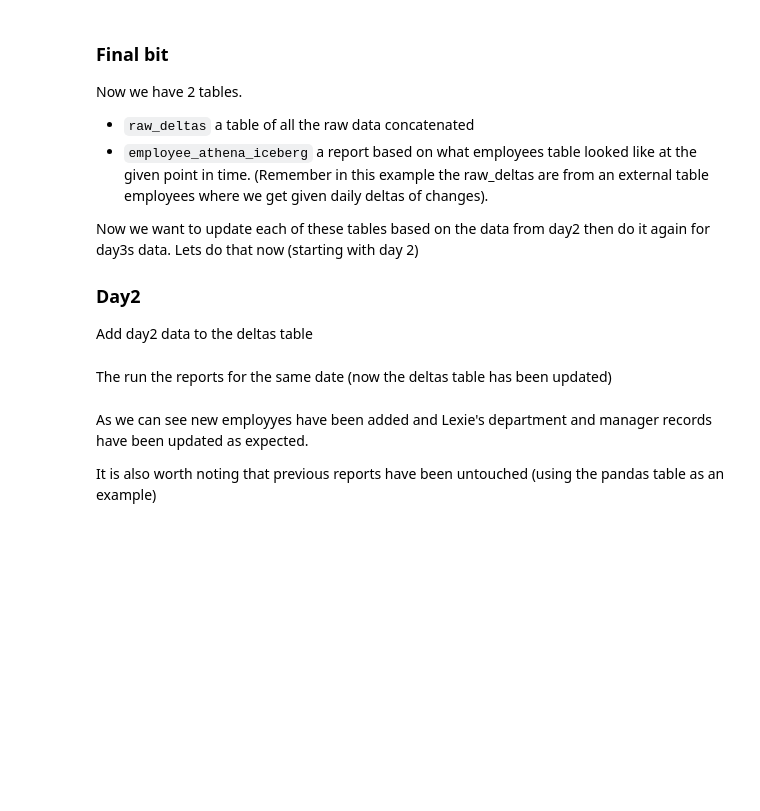
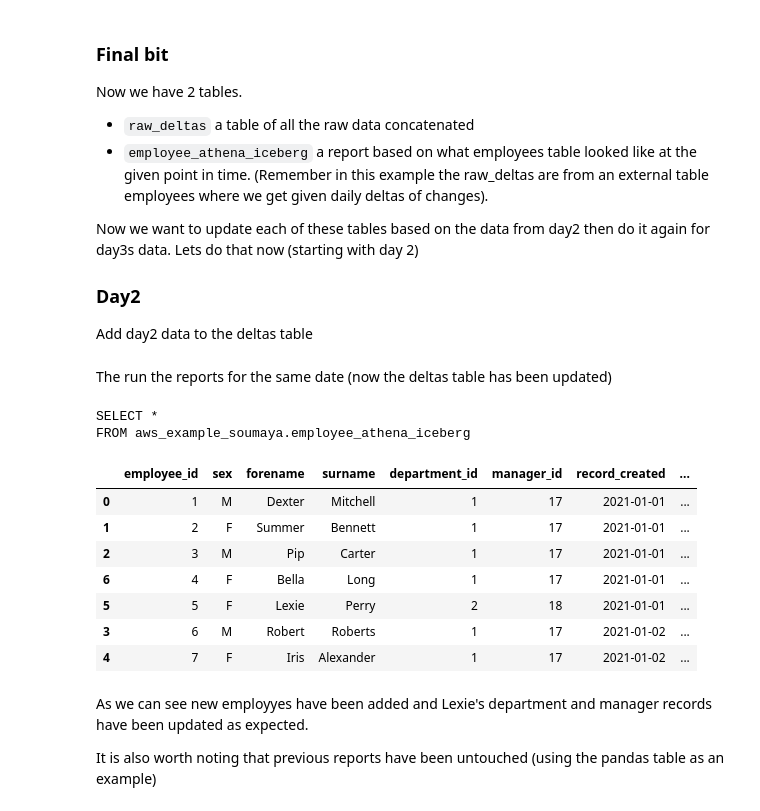
Before and after one commit to moj-analytical-services/iceberg-evaluation, a Jupyter notebook: hudi_vs_iceberg/athena_iceberg/updating_db_with_deltas_iceberg.ipynb, the cells around one changed output. Drawn from its saved outputs; the diff is of its cells as text; code cells hidden in the pictures; blank space fills up the shorter version.

```diff
--- a/hudi_vs_iceberg/athena_iceberg/updating_db_with_deltas_iceberg.ipynb
+++ b/hudi_vs_iceberg/athena_iceberg/updating_db_with_deltas_iceberg.ipynb
@@ -221,10 +270,21 @@ create_report_athena_iceberg("2021-01-02", iceberg_table_name) # note we use ins
 # %%
 sql = f"""
 SELECT *
 FROM {db_name}.{iceberg_table_name}
 """
 print(sql)
-pydb.read_sql_query(sql, ctas_approach=False)
+pydb.read_sql_query(sql, ctas_approach=False).sort_values(by=["employee_id"])
+# %% [output]
+SELECT *
+FROM aws_example_soumaya.employee_athena_iceberg
+|  | employee_id | sex | forename | surname | department_id | manager_id | record_created | ... |
+| 0 | 1 | M | Dexter | Mitchell | 1 | 17 | 2021-01-01 | ... |
+| 1 | 2 | F | Summer | Bennett | 1 | 17 | 2021-01-01 | ... |
+| 2 | 3 | M | Pip | Carter | 1 | 17 | 2021-01-01 | ... |
+| 6 | 4 | F | Bella | Long | 1 | 17 | 2021-01-01 | ... |
+| 5 | 5 | F | Lexie | Perry | 2 | 18 | 2021-01-01 | ... |
+| 3 | 6 | M | Robert | Roberts | 1 | 17 | 2021-01-02 | ... |
+| 4 | 7 | F | Iris | Alexander | 1 | 17 | 2021-01-02 | ... |
 # %% [markdown]
 As we can see new employyes have been added and Lexie's department and manager records have been updated as expected.
 
```
Also changed, not shown: parts of 16 cells of this notebook.
